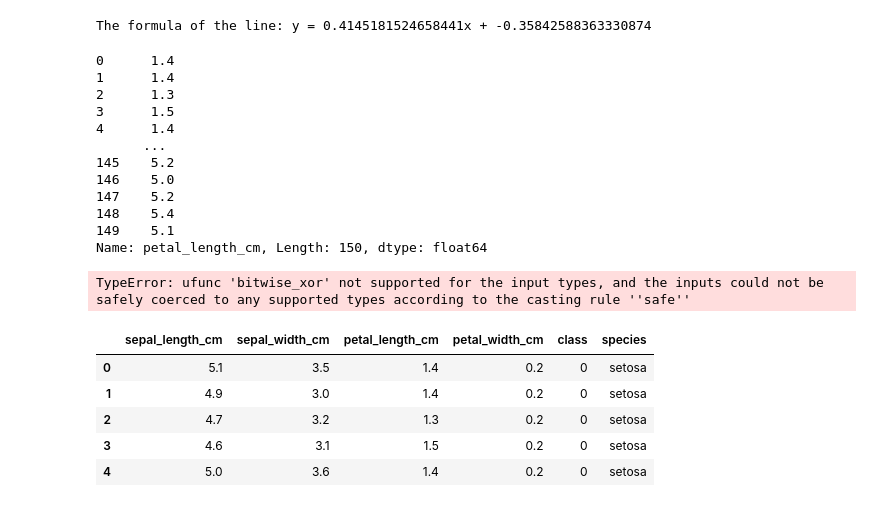
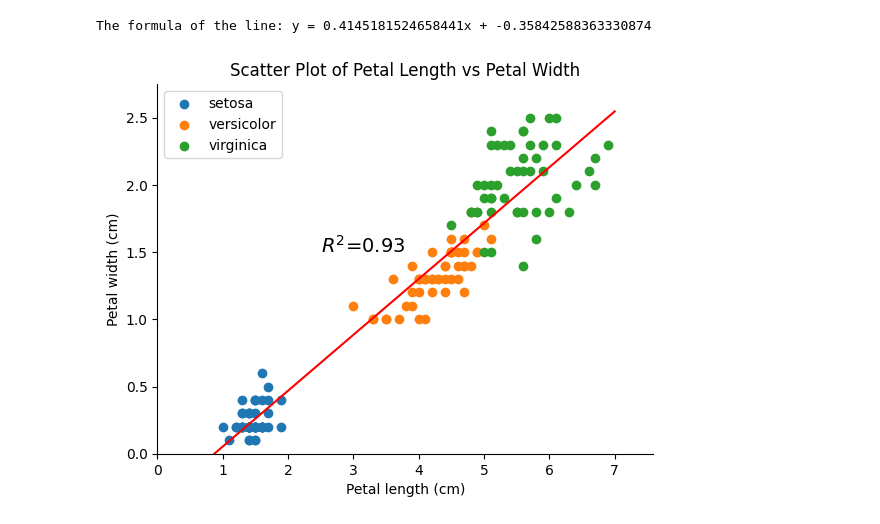
Before and after one commit to aldaszarnauskas/principles_of_data_analytics, a Jupyter notebook: Tasks.ipynb, the cells around one changed output. Drawn from its saved outputs; the diff is of its cells as text; code cells hidden in the pictures.

```diff
--- a/Tasks.ipynb
+++ b/Tasks.ipynb
@@ -519,19 +513,4 @@ b = -0.35842588363330874
 print(f"The formula of the line: y = {m}x + {b}")
 # %% [output]
 The formula of the line: y = 0.4145181524658441x + -0.35842588363330874
-# %%
-x
-# %% [output]
-0      1.4
-1      1.4
-2      1.3
-3      1.5
-4      1.4
-      ...
-145    5.2
-146    5.0
-147    5.2
-148    5.4
-149    5.1
-Name: petal_length_cm, Length: 150, dtype: float64
 # %%
@@ -550,13 +529,3 @@ def regression(x, y):
 # %%
-regression(x, y)
+r_squared = rsquared(x, y)
+r_squared = round(r_squared, 2)
-# %% [output]
-TypeError: ufunc 'bitwise_xor' not supported for the input types, and the inputs could not be safely coerced to any supported types according to the casting rule ''safe''
-# %%
-df.head()
-# %% [output]
-|  | sepal_length_cm | sepal_width_cm | petal_length_cm | petal_width_cm | class | species |
-| 0 | 5.1 | 3.5 | 1.4 | 0.2 | 0 | setosa |
-| 1 | 4.9 | 3.0 | 1.4 | 0.2 | 0 | setosa |
-| 2 | 4.7 | 3.2 | 1.3 | 0.2 | 0 | setosa |
-| 3 | 4.6 | 3.1 | 1.5 | 0.2 | 0 | setosa |
-| 4 | 5.0 | 3.6 | 1.4 | 0.2 | 0 | setosa |
@@ -585,30 +556,35 @@ z = np.polyfit(x, y, 1)
 p = np.poly1d(z)
 
 # Create a dataset with hundred values that range between 0 and 7
 xp = np.linspace(0, 7, 100)
 # Plot the regression line
 _ = plt.plot(xp, p(xp), color='red')
 
 # Set the limits for the x and y axes where the bottom limit is 0 for both axes
 # and the highest value is the largest cordinate + 10% of it.
 plt.ylim(0, (y.max() + (y.max()*.1)))
 plt.xlim(0, (x.max() + (x.max()*.1)))
 
 # Store type names in a list
 target_names = iris.target_names.tolist()
 
 # Set a legend
 plt.legend(target_names)
 
 # Name x and y axes and set the title of the plot
 plt.xlabel("Petal length (cm)")
 plt.ylabel("Petal width (cm)")
 plt.title("Scatter Plot of Petal Length vs Petal Width")
 
+# Add text inside the plot
+plt.text(2.5, 1.5, f'$R^{2}$={r_squared}', fontsize = 14)
+
 # Remove only right and top frames from plot
 plt.rcParams['axes.spines.left'] = True
 plt.rcParams['axes.spines.right'] = False
 plt.rcParams['axes.spines.top'] = False
 plt.rcParams['axes.spines.bottom'] = True
 
 plt.show()
+# %% [output]
+[figure, added]
```
Also changed, not shown: parts of 12 cells of this notebook.
